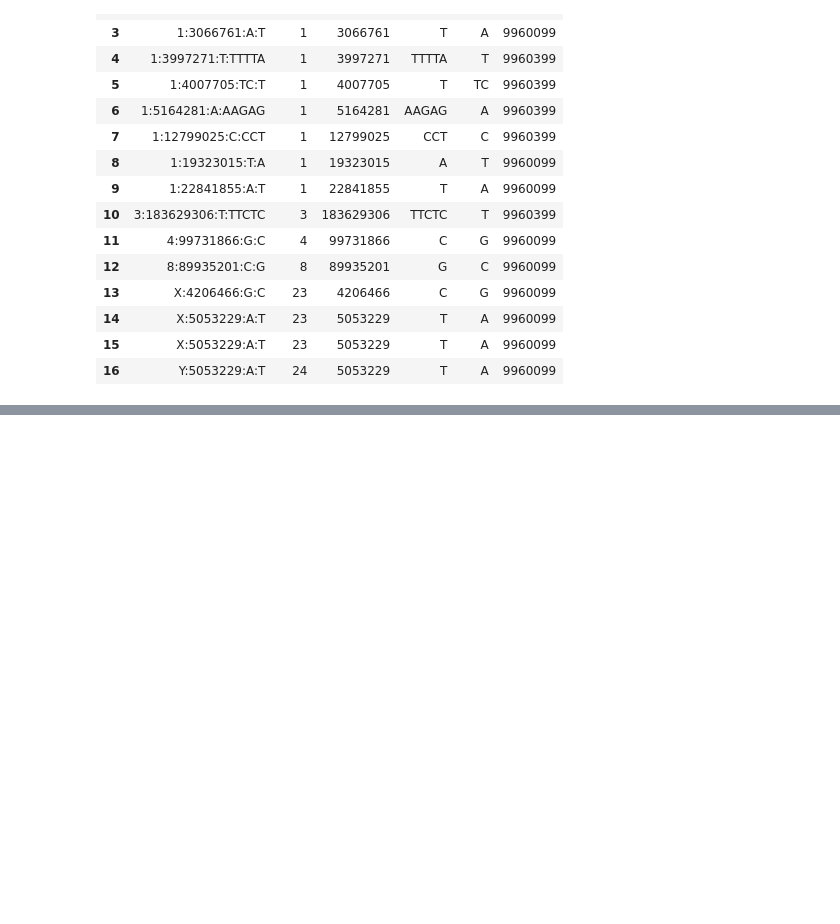
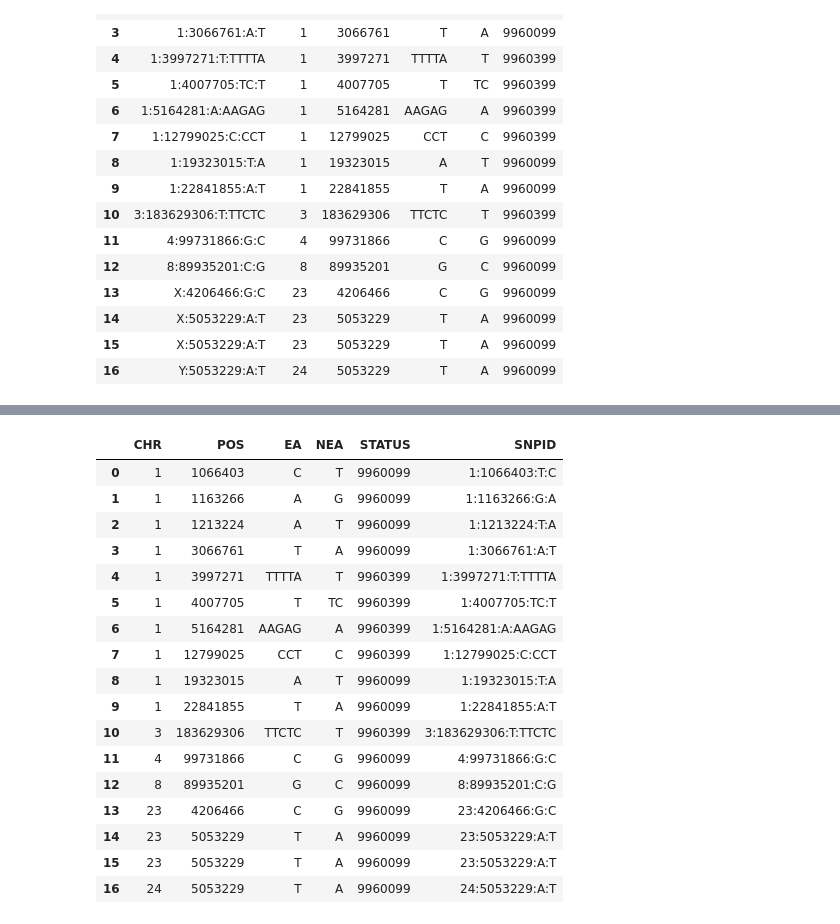
Before and after one commit to Cloufield/gwaslab, a Jupyter notebook: examples/3_standardization/standardization_fixid.ipynb, the cells around one changed output, grey strips where cells are left out. Cells and saved outputs as stored; diff of their text form; code cells hidden in the pictures; blank space fills up the shorter version.

```diff
--- a/examples/3_standardization/standardization_fixid.ipynb
+++ b/examples/3_standardization/standardization_fixid.ipynb
@@ -123,0 +206,21 @@ mysumstats.data
+# %%
+mysumstats.data
+# %% [output]
+|  | CHR | POS | EA | NEA | STATUS | SNPID |
+| 0 | 1 | 1066403 | C | T | 9960099 | 1:1066403:T:C |
+| 1 | 1 | 1163266 | A | G | 9960099 | 1:1163266:G:A |
+| 2 | 1 | 1213224 | A | T | 9960099 | 1:1213224:T:A |
+| 3 | 1 | 3066761 | T | A | 9960099 | 1:3066761:A:T |
+| 4 | 1 | 3997271 | TTTTA | T | 9960399 | 1:3997271:T:TTTTA |
+| 5 | 1 | 4007705 | T | TC | 9960399 | 1:4007705:TC:T |
+| 6 | 1 | 5164281 | AAGAG | A | 9960399 | 1:5164281:A:AAGAG |
+| 7 | 1 | 12799025 | CCT | C | 9960399 | 1:12799025:C:CCT |
+| 8 | 1 | 19323015 | A | T | 9960099 | 1:19323015:T:A |
+| 9 | 1 | 22841855 | T | A | 9960099 | 1:22841855:A:T |
+| 10 | 3 | 183629306 | TTCTC | T | 9960399 | 3:183629306:T:TTCTC |
+| 11 | 4 | 99731866 | C | G | 9960099 | 4:99731866:G:C |
+| 12 | 8 | 89935201 | G | C | 9960099 | 8:89935201:C:G |
+| 13 | 23 | 4206466 | C | G | 9960099 | 23:4206466:G:C |
+| 14 | 23 | 5053229 | T | A | 9960099 | 23:5053229:A:T |
+| 15 | 23 | 5053229 | T | A | 9960099 | 23:5053229:A:T |
+| 16 | 24 | 5053229 | T | A | 9960099 | 24:5053229:A:T |
```
Also changed, not shown: parts of 15 cells of this notebook, 15 other files.
